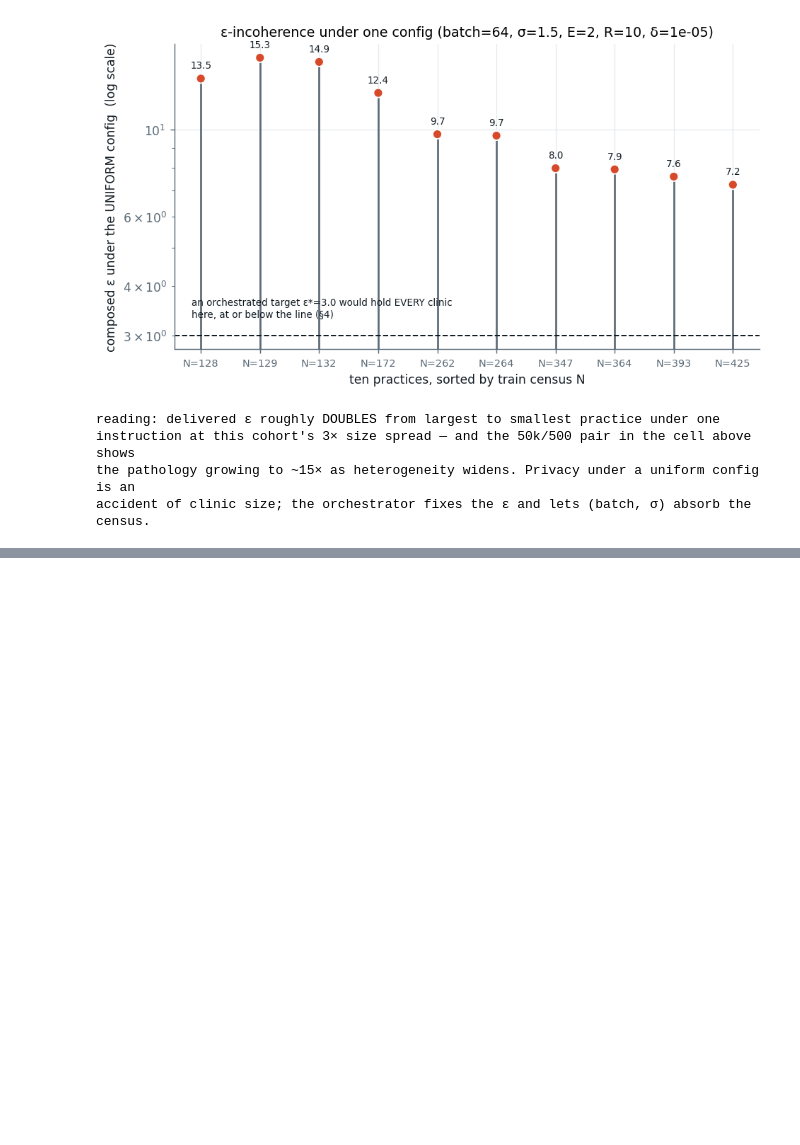
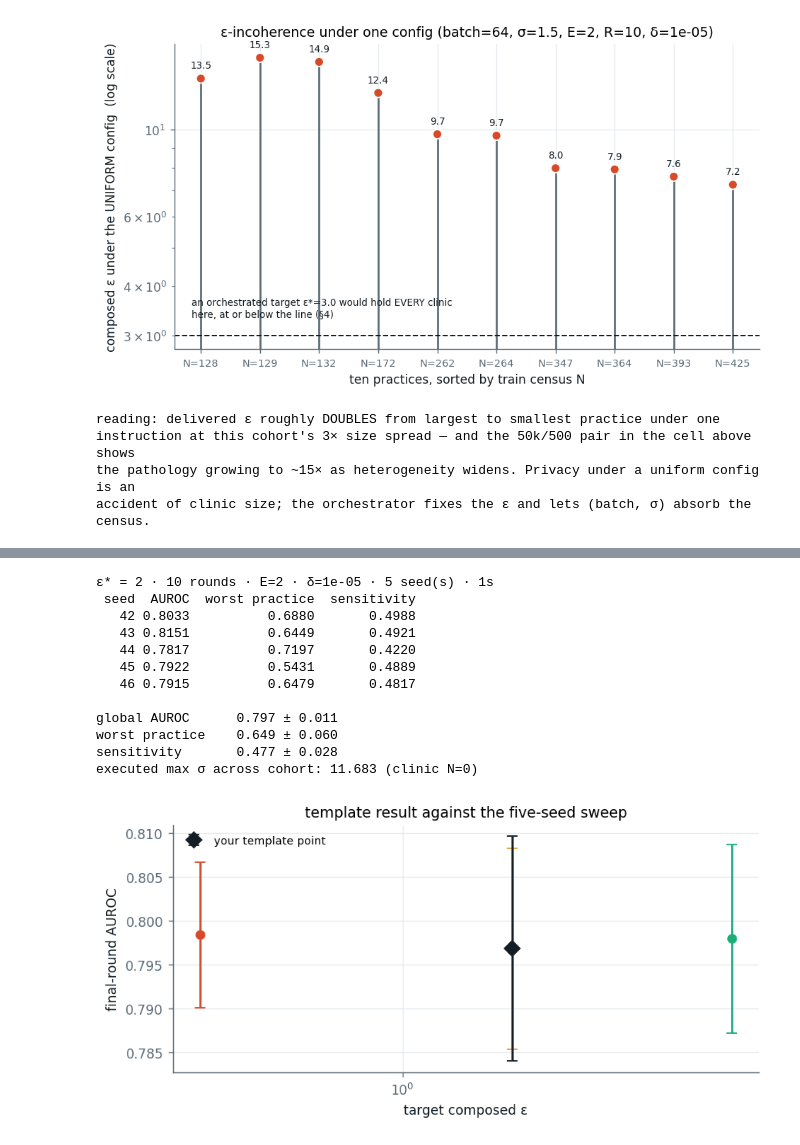
Before and after one commit to andytai7/FL-CKD-Flower, a Jupyter notebook: notebooks/03_dpsgd_secagg_standard.ipynb, the cells around one changed output, grey strips where cells are left out. Cells and saved outputs as stored; diff of their text form; code cells hidden in the pictures; blank space fills up the shorter version.

```diff
--- a/notebooks/03_dpsgd_secagg_standard.ipynb
+++ b/notebooks/03_dpsgd_secagg_standard.ipynb
@@ -777,0 +911,64 @@ at HALF the budget where local DP collapsed (0.627/0.397 at ε≈4.3), the stand
+# %%
+import time  # standalone-safe: also imported in §1
+
+# ═══════════════ ADJUST ME ═══════════════
+EPSILON_STAR = 2.0        # target composed ε per clinic (deployment choice)
+TEMPLATE_SEEDS = SEEDS    # a LIST of seeds — or one seed as a plain int, e.g. 77
+TEMPLATE_ROUNDS = 10      # 10 is the repo default; curves above show convergence by ~6
+# ═════════════════════════════════════════
+
+# int is legal here: treat a bare number as "that one seed"
+SEEDS_NOW = [TEMPLATE_SEEDS] if isinstance(TEMPLATE_SEEDS, int) else list(TEMPLATE_SEEDS)
+
+t0_tpl = time.time()
+plans_t = planned(SIZES_LIST, EPSILON_STAR, TEMPLATE_ROUNDS, EPOCHS)   # cached per ε
+assert all(pl.achieved_epsilon <= EPSILON_STAR for pl in plans_t)
+
+rows_t = []
+for seed in SEEDS_NOW:
+    locals_s = dpsgd.prepare_practices(FRAMES, seed)
+    hist = dpsgd.run_standard(locals_s, plans_t, rounds=TEMPLATE_ROUNDS, lr=LR,
+                              seed=seed * 1_000_003 + int(EPSILON_STAR * 1000))
+    final_r = hist[-1]
+    rows_t.append({'seed': seed,
+                   'AUROC': float(final_r.get('auc', float('nan'))),
+                   'worst practice': float(final_r.get('auc_worst', float('nan'))),
+                   'sensitivity': float(final_r.get('sensitivity', float('nan')))})
+
+tpl = pd.DataFrame(rows_t)
+print(f'ε* = {EPSILON_STAR:g} · {TEMPLATE_ROUNDS} rounds · E={EPOCHS} · δ={DELTA:g} · '
+      f'{len(SEEDS_NOW)} seed(s) · {time.time() - t0_tpl:.0f}s')
+print(tpl.round(4).to_string(index=False))
+print()
+print(f'global AUROC      {tpl["AUROC"].mean():.3f} ± {tpl["AUROC"].std(ddof=0):.3f}')
+print(f'worst practice    {tpl["worst practice"].mean():.3f} ± {tpl["worst practice"].std(ddof=0):.3f}')
+print(f'sensitivity       {tpl["sensitivity"].mean():.3f} ± {tpl["sensitivity"].std(ddof=0):.3f}')
+print(f'executed max σ across cohort: {max(pl.sigma for pl in plans_t):.3f} '
+      f'(clinic N={max(range(len(plans_t)), key=lambda k: plans_t[k].sigma)})')
+
+# quick glance: final-round point against the §6 sweep rows
+fig, ax = plt.subplots(figsize=(6.8, 3.4))
+for r in SWEEP:
+    if r['target_epsilon'] is not None:
+        ax.errorbar([r['target_epsilon']], [r['auc_mean']], yerr=[r['auc_std']],
+                    fmt='o', ms=6, capsize=4, color=eps_color(r['target_epsilon']))
+ax.errorbar([EPSILON_STAR], [tpl['AUROC'].mean()], yerr=[tpl['AUROC'].std()],
+            fmt='D', ms=8, capsize=4, color=INK, label='your template point')
+ax.set_xscale('symlog', linthresh=1.0)
+ax.set_xlabel('target composed ε'); ax.set_ylabel('final-round AUROC')
+ax.set_title('template result against the five-seed sweep')
+ax.legend(fontsize=8, frameon=False); fig.tight_layout(); plt.show()
+# %% [output]
+ε* = 2 · 10 rounds · E=2 · δ=1e-05 · 5 seed(s) · 1s
+ seed  AUROC  worst practice  sensitivity
+   42 0.8033          0.6880       0.4988
+   43 0.8151          0.6449       0.4921
+   44 0.7817          0.7197       0.4220
+   45 0.7922          0.5431       0.4889
+   46 0.7915          0.6479       0.4817
+
+global AUROC      0.797 ± 0.011
+worst practice    0.649 ± 0.060
+sensitivity       0.477 ± 0.028
+executed max σ across cohort: 11.683 (clinic N=0)
+[figure, added]
```
Also changed, not shown: parts of 14 cells of this notebook, 40 other files.
